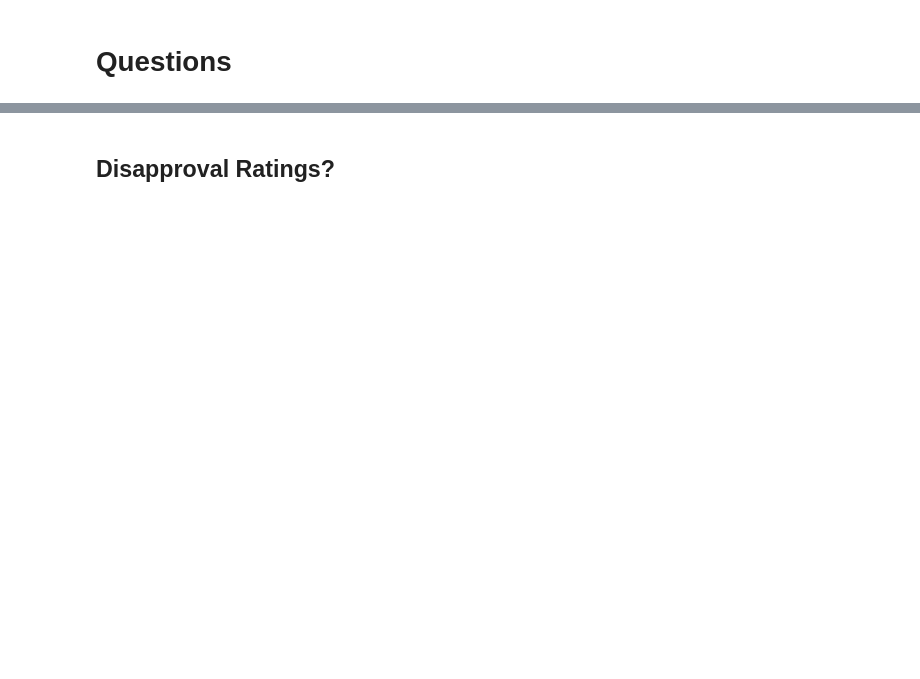
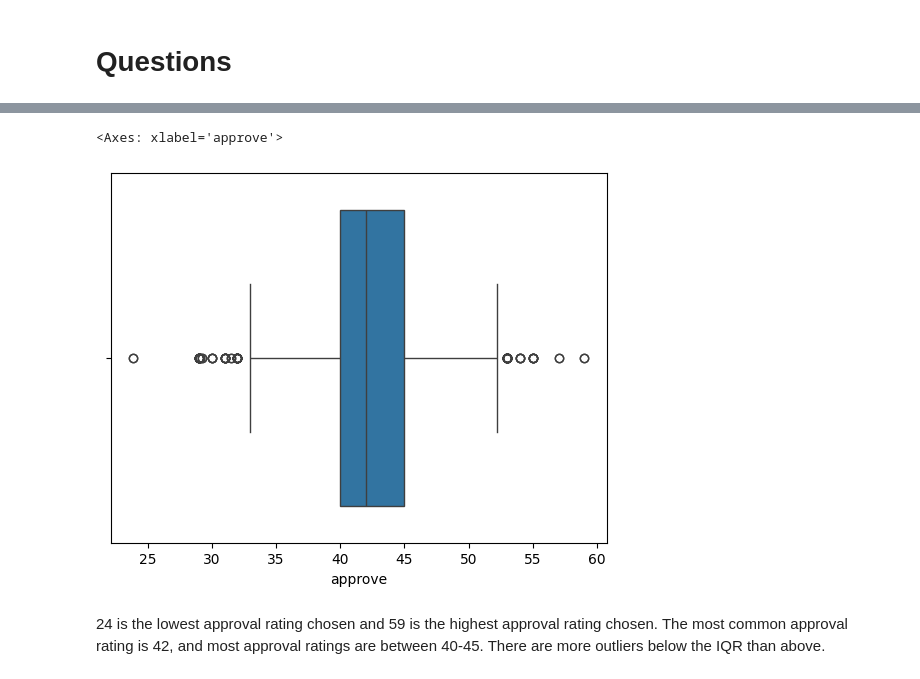
Before and after one commit to dvillarreal-ayala/Data-Analysis, a Jupyter notebook: dataanalysis.ipynb, the cells around one changed output, grey strips where cells are left out. Drawn from its saved outputs; the diff is of its cells as text; code cells hidden in the pictures; blank space fills up the shorter version.

```diff
--- a/dataanalysis.ipynb
+++ b/dataanalysis.ipynb
@@ -45,2 +59,8 @@ sns.histplot(data=df, x="approve", binwidth=1)
-# %% [markdown]
-## Disapproval Ratings?
+# %%
+sns.boxplot(data=df, x="approve")
+# %% [output]
+<Axes: xlabel='approve'>
+[figure, added]
+# %% [markdown]
+24 is the lowest approval rating chosen and 59 is the highest approval rating chosen.
+The most common approval rating is 42, and most approval ratings are between 40-45. There are more outliers below the IQR than above.
```
Also changed, not shown: parts of 17 cells of this notebook.
